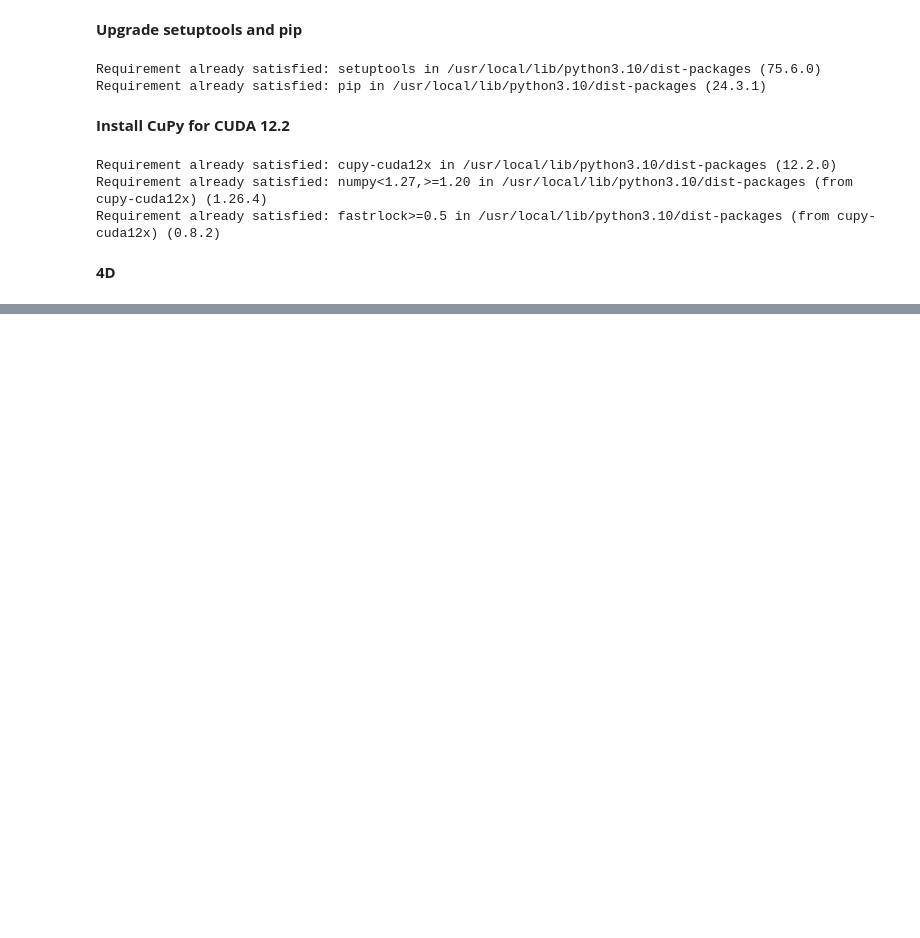
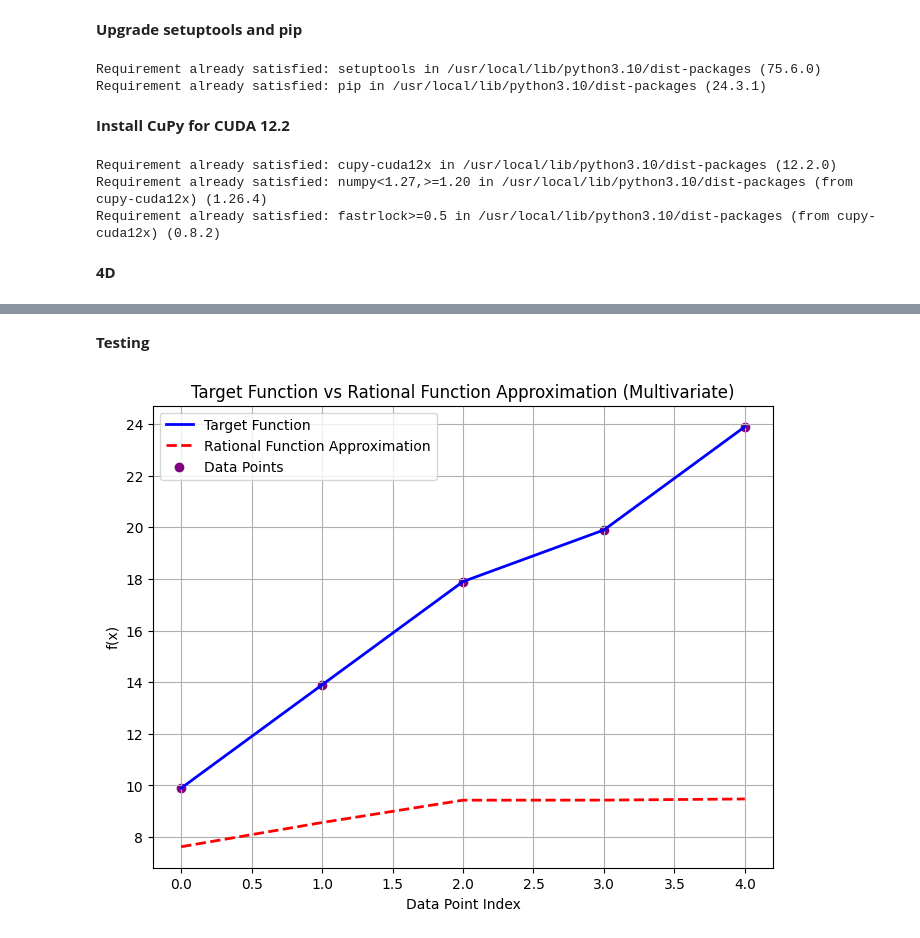
Before and after one commit to AP-047/RClass-Classification-by-Rational-Approximation, a Jupyter notebook: notebooks/multi_dimensional.ipynb, the cells around one changed output, grey strips where cells are left out. Drawn from its saved outputs; the diff is of its cells as text; code cells hidden in the pictures; blank space fills up the shorter version.

```diff
--- a/notebooks/multi_dimensional.ipynb
+++ b/notebooks/multi_dimensional.ipynb
@@ -224,3 +230,44 @@ Optimized Coefficients (Numerator α): [4.64819183e-06 0.00000000e+00 1.17597673
 Optimized Coefficients (Denominator β): [8.48013346e-07 0.00000000e+00 3.79966635e-08 0.00000000e+00
  0.00000000e+00]
 Optimal θ: 0.0
+# %% [markdown]
+**Testing**
+# %%
+def plot_functions_multivariate(target_function, rational_function, alpha, beta, x_data):
+    """
+    Plot the target function and the rational function for given multivariate x_data.
+
+    Parameters:
+        target_function (function): The target function.
+        rational_function (function): The rational function approximation.
+        alpha (array): Coefficients of the numerator of the rational function.
+        beta (array): Coefficients of the denominator of the rational function.
+        x_data (cupy.ndarray): The multivariate input data points.
+    """
+    # Compute function values for the provided x_data
+    y_target = target_function(x_data)  # Compute the target function values
+    y_rational = cp.array([rational_function(x, alpha, beta) for x in x_data])  # Compute rational function values
+
+    # Convert CuPy arrays to NumPy for plotting
+    x_indices = range(len(x_data))  # Use indices as x-axis for simplicity
+    y_target = cp.asnumpy(y_target)
+    y_rational = cp.asnumpy(y_rational)
+
+    # Plot the functions
+    plt.figure(figsize=(8, 6))
+    plt.plot(x_indices, y_target, label="Target Function", color="blue", linewidth=2)
+    plt.plot(x_indices, y_rational, label="Rational Function Approximation", color="red", linestyle="--", linewidth=2)
+    plt.scatter(x_indices, y_target, label="Data Points", color="purple", marker="o")
+    plt.xlabel("Data Point Index")
+    plt.ylabel("f(x)")
+    plt.title("Target Function vs Rational Function Approximation (Multivariate)")
+    plt.legend()
+    plt.grid(True)
+    plt.show()
+
+# Main execution for plotting
+if __name__ == "__main__":
+    # Call the plotting function for the given x_data
+    plot_functions_multivariate(target_function, rational_function, optimal_alpha, optimal_beta, x_data)
+# %% [output]
+[figure, added]
```
Also changed, not shown: parts of 1 cell of this notebook.
